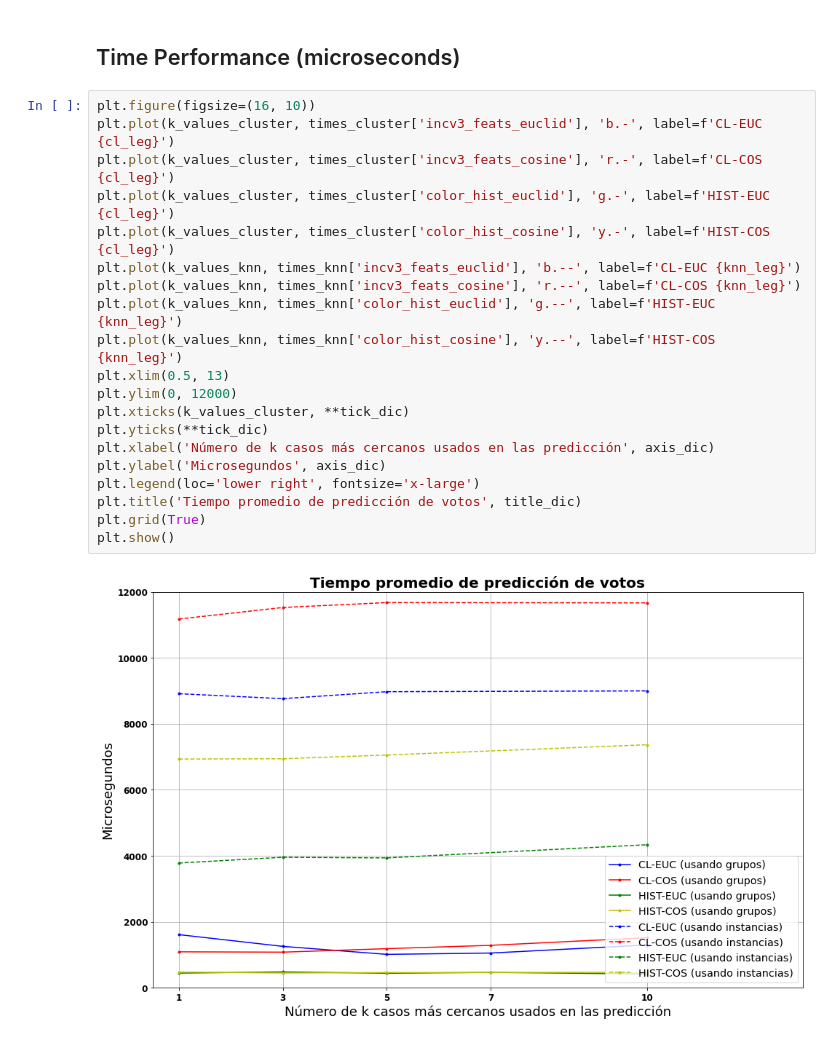
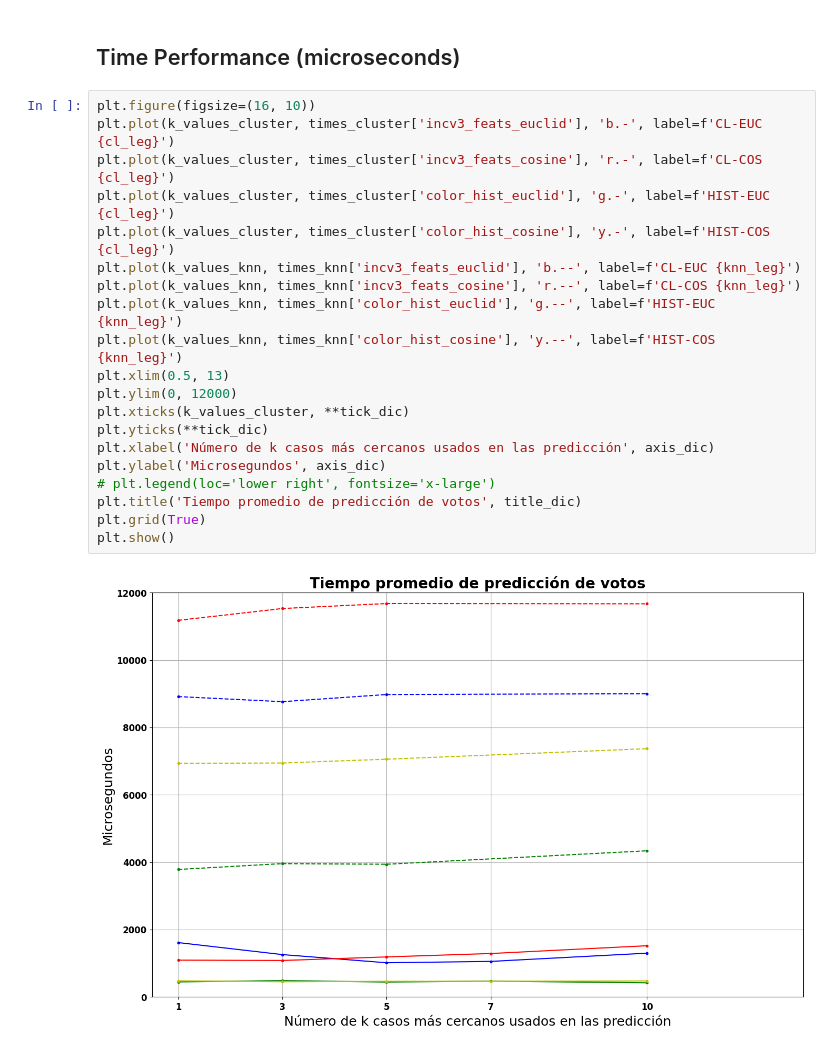
Before and after one commit to EstebanBrito/xai-ucm-unsup, a Jupyter notebook: notebooks/others/Figures.ipynb, the cells around one changed output. Cells and saved outputs as stored; diff of their text form.

Commit message:
Removed labels from figures (needed to take a screenshot)

```diff
--- a/notebooks/others/Figures.ipynb
+++ b/notebooks/others/Figures.ipynb
@@ -73,22 +73,22 @@ plt.show()
 # %%
 plt.figure(figsize=(16, 10))
 plt.plot(k_values_cluster, times_cluster['incv3_feats_euclid'], 'b.-', label=f'CL-EUC {cl_leg}')
 plt.plot(k_values_cluster, times_cluster['incv3_feats_cosine'], 'r.-', label=f'CL-COS {cl_leg}')
 plt.plot(k_values_cluster, times_cluster['color_hist_euclid'], 'g.-', label=f'HIST-EUC {cl_leg}')
 plt.plot(k_values_cluster, times_cluster['color_hist_cosine'], 'y.-', label=f'HIST-COS {cl_leg}')
 plt.plot(k_values_knn, times_knn['incv3_feats_euclid'], 'b.--', label=f'CL-EUC {knn_leg}')
 plt.plot(k_values_knn, times_knn['incv3_feats_cosine'], 'r.--', label=f'CL-COS {knn_leg}')
 plt.plot(k_values_knn, times_knn['color_hist_euclid'], 'g.--', label=f'HIST-EUC {knn_leg}')
 plt.plot(k_values_knn, times_knn['color_hist_cosine'], 'y.--', label=f'HIST-COS {knn_leg}')
 plt.xlim(0.5, 13)
 plt.ylim(0, 12000)
 plt.xticks(k_values_cluster, **tick_dic)
 plt.yticks(**tick_dic)
 plt.xlabel('Número de k casos más cercanos usados en las predicción', axis_dic)
 plt.ylabel('Microsegundos', axis_dic)
-plt.legend(loc='lower right', fontsize='x-large')
+# plt.legend(loc='lower right', fontsize='x-large')
 plt.title('Tiempo promedio de predicción de votos', title_dic)
 plt.grid(True)
 plt.show()
 # %% [output]
-[figure, old version]
+[figure, new version]
```
Also changed, not shown: parts of 1 cell of this notebook.
